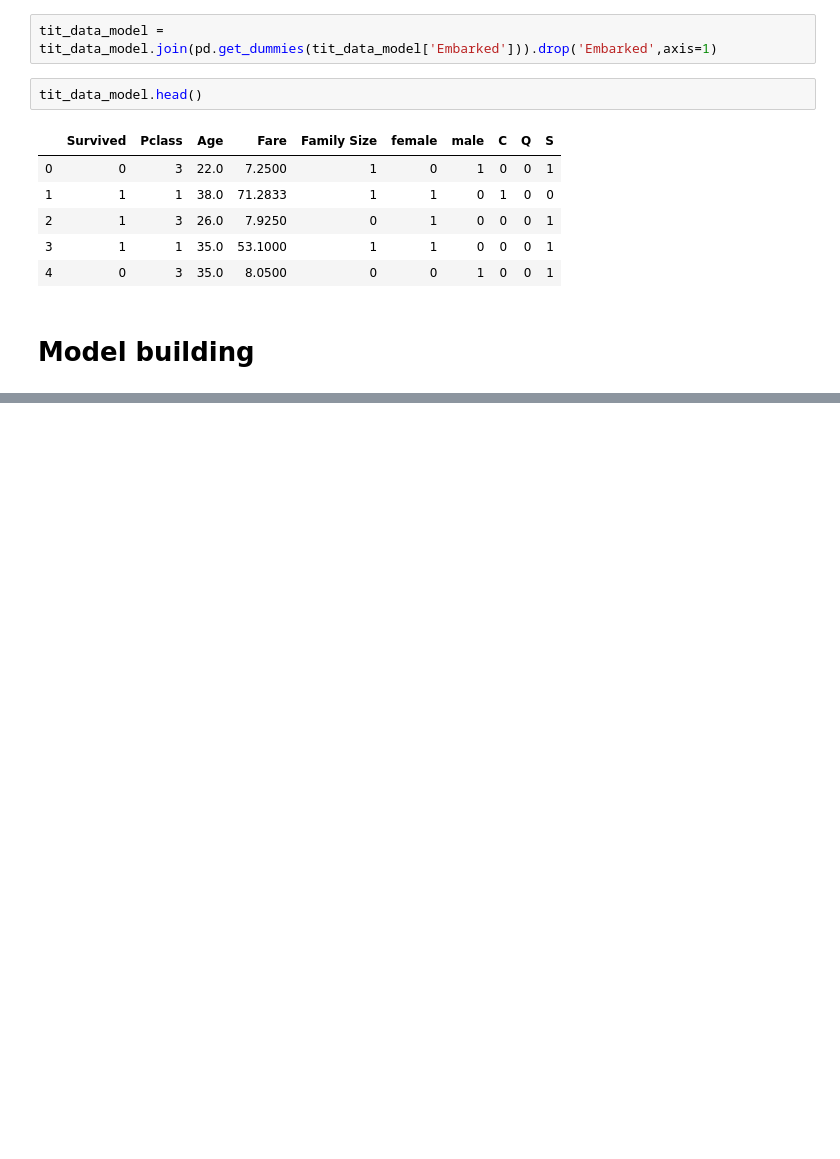
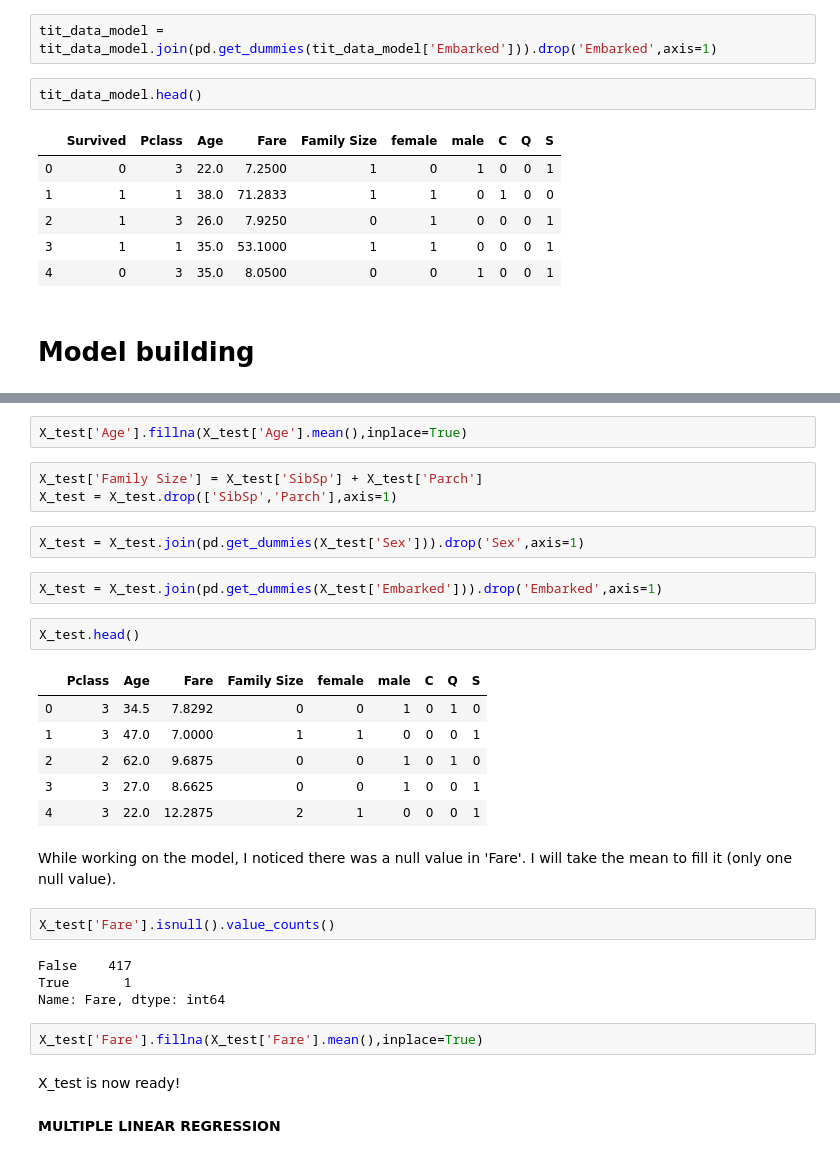
Before and after one commit to SalimAmarti/Titanic_Project, a Jupyter notebook: Titanic model.ipynb, the cells around one changed output, grey strips where cells are left out. Drawn from its saved outputs; the diff is of its cells as text; blank space fills up the shorter version.

```diff
--- a/Titanic model.ipynb
+++ b/Titanic model.ipynb
@@ -410,0 +431,32 @@ tit_data_model.head()
+# %%
+X_test['Age'].fillna(X_test['Age'].mean(),inplace=True)
+# %%
+X_test['Family Size'] = X_test['SibSp'] + X_test['Parch']
+X_test = X_test.drop(['SibSp','Parch'],axis=1)
+# %%
+X_test = X_test.join(pd.get_dummies(X_test['Sex'])).drop('Sex',axis=1)
+# %%
+X_test = X_test.join(pd.get_dummies(X_test['Embarked'])).drop('Embarked',axis=1)
+# %%
+X_test.head()
+# %% [output]
+|  | Pclass | Age | Fare | Family Size | female | male | C | Q | S |
+| 0 | 3 | 34.5 | 7.8292 | 0 | 0 | 1 | 0 | 1 | 0 |
+| 1 | 3 | 47.0 | 7.0000 | 1 | 1 | 0 | 0 | 0 | 1 |
+| 2 | 2 | 62.0 | 9.6875 | 0 | 0 | 1 | 0 | 1 | 0 |
+| 3 | 3 | 27.0 | 8.6625 | 0 | 0 | 1 | 0 | 0 | 1 |
+| 4 | 3 | 22.0 | 12.2875 | 2 | 1 | 0 | 0 | 0 | 1 |
+# %% [markdown]
+While working on the model, I noticed there was a null value in 'Fare'. I will take the mean to fill it (only one null value).
+# %%
+X_test['Fare'].isnull().value_counts()
+# %% [output]
+False    417
+True       1
+Name: Fare, dtype: int64
+# %%
+X_test['Fare'].fillna(X_test['Fare'].mean(),inplace=True)
+# %% [markdown]
+X_test is now ready!
+# %% [markdown]
+<b> MULTIPLE LINEAR REGRESSION </b>
```
Also changed, not shown: parts of 25 cells of this notebook.
